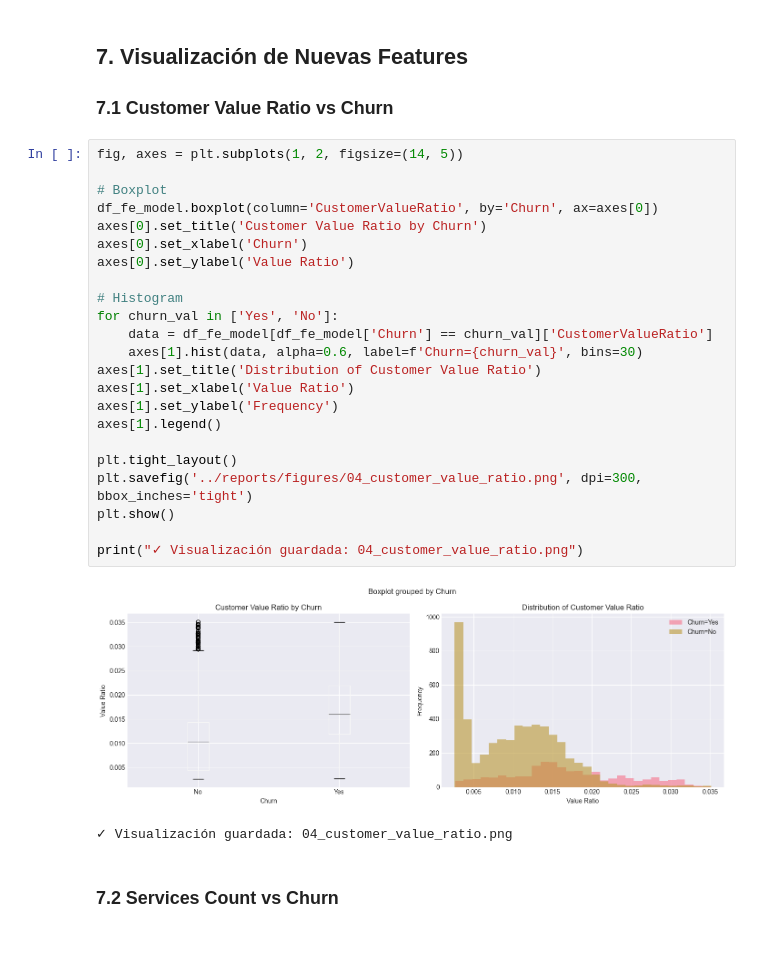
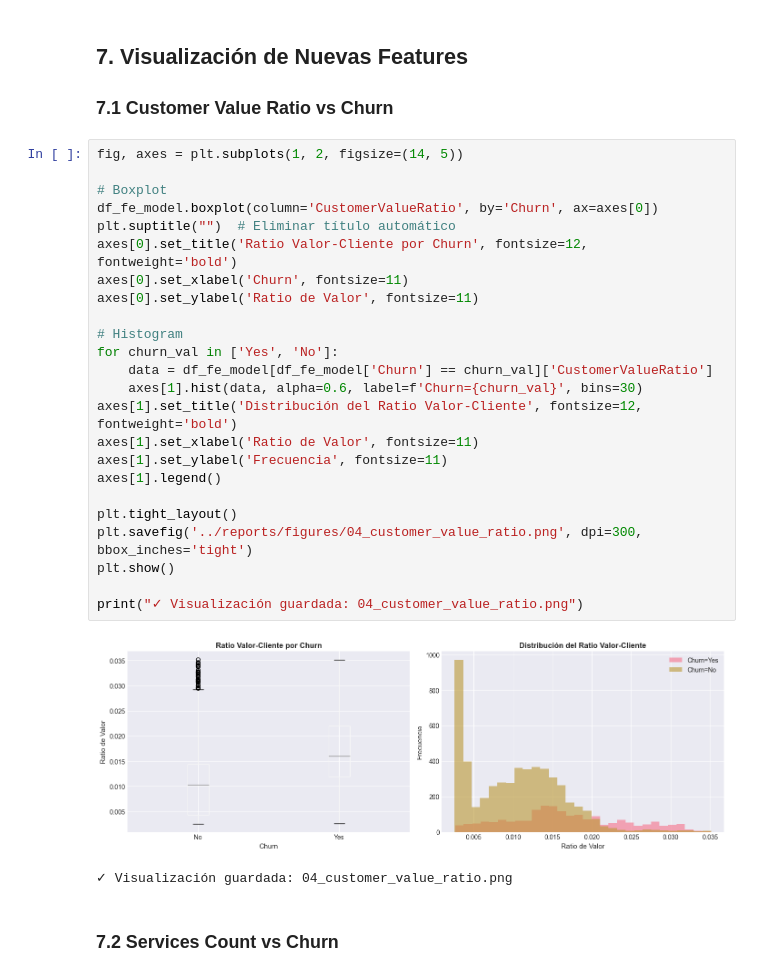
Before and after one commit to gian-pc/RetainAI, a Jupyter notebook: ai-ml/notebooks/04_feature_engineering.ipynb, the cells around one changed output. Drawn from its saved outputs; the diff is of its cells as text; blank space fills up the shorter version.

Commit message:
feat(DS-505): Actualizar visualizaciones del notebook 04 (#97)
  - Mejorar presentación de gráficos
  - Ajustar títulos y labels
  - Regenerar figuras con mejor formato

```diff
--- a/ai-ml/notebooks/04_feature_engineering.ipynb
+++ b/ai-ml/notebooks/04_feature_engineering.ipynb
@@ -337,28 +337,29 @@ print("✓ Square root transformations aplicadas")
 # %%
 fig, axes = plt.subplots(1, 2, figsize=(14, 5))
 
 # Boxplot
 df_fe_model.boxplot(column='CustomerValueRatio', by='Churn', ax=axes[0])
-axes[0].set_title('Customer Value Ratio by Churn')
-axes[0].set_xlabel('Churn')
-axes[0].set_ylabel('Value Ratio')
+plt.suptitle("")  # Eliminar título automático
+axes[0].set_title('Ratio Valor-Cliente por Churn', fontsize=12, fontweight='bold')
+axes[0].set_xlabel('Churn', fontsize=11)
+axes[0].set_ylabel('Ratio de Valor', fontsize=11)
 
 # Histogram
 for churn_val in ['Yes', 'No']:
     data = df_fe_model[df_fe_model['Churn'] == churn_val]['CustomerValueRatio']
     axes[1].hist(data, alpha=0.6, label=f'Churn={churn_val}', bins=30)
-axes[1].set_title('Distribution of Customer Value Ratio')
-axes[1].set_xlabel('Value Ratio')
-axes[1].set_ylabel('Frequency')
+axes[1].set_title('Distribución del Ratio Valor-Cliente', fontsize=12, fontweight='bold')
+axes[1].set_xlabel('Ratio de Valor', fontsize=11)
+axes[1].set_ylabel('Frecuencia', fontsize=11)
 axes[1].legend()
 
 plt.tight_layout()
 plt.savefig('../reports/figures/04_customer_value_ratio.png', dpi=300, bbox_inches='tight')
 plt.show()
 
 print("✓ Visualización guardada: 04_customer_value_ratio.png")
 # %% [output]
-[figure, old version]
+[figure, new version]
 ✓ Visualización guardada: 04_customer_value_ratio.png
 # %% [markdown]
 ### 7.2 Services Count vs Churn
```
Also changed, not shown: parts of 3 cells of this notebook, 7 other files.
